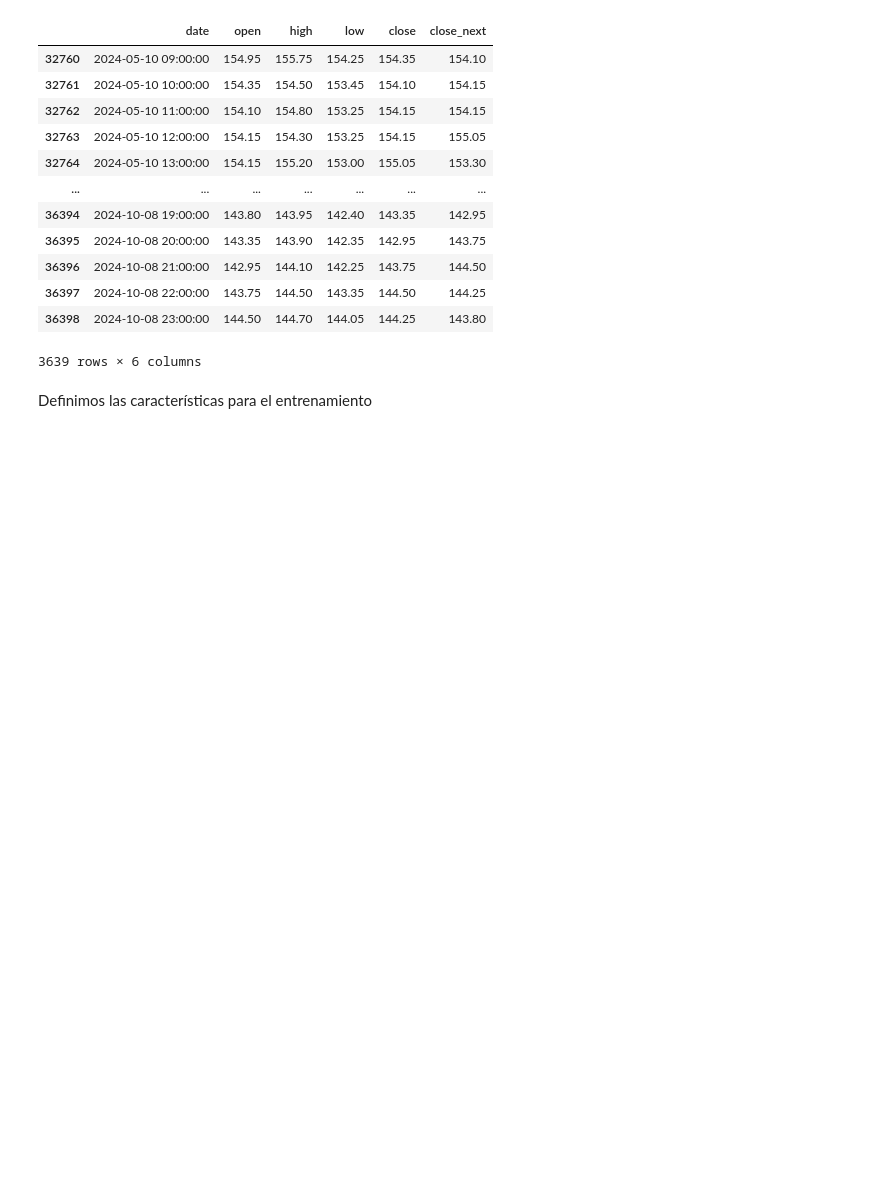
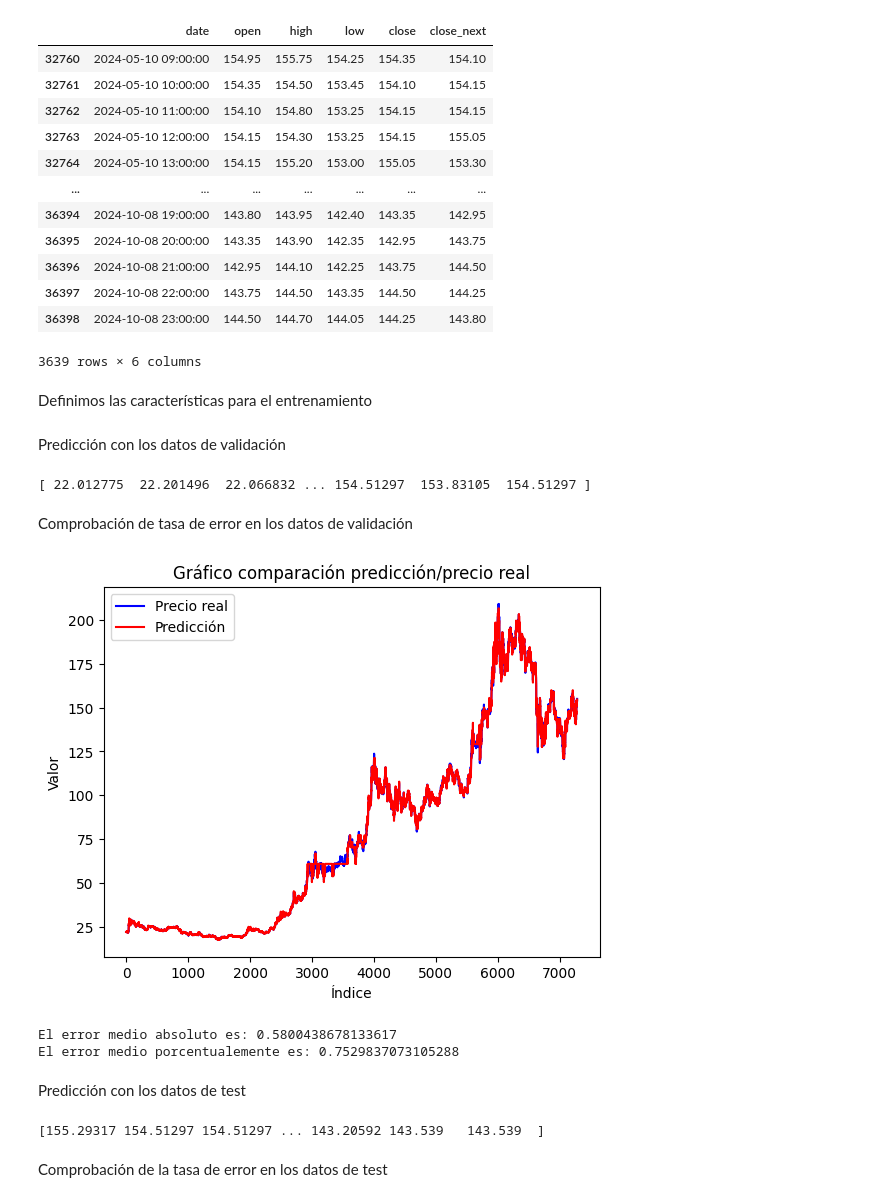
Before and after one commit to Raul-Gonzalez-M/TFG, a Jupyter notebook: codigo/RandomForestSolanaH.ipynb, the cells around one changed output. Drawn from its saved outputs; the diff is of its cells as text; code cells hidden in the pictures; blank space fills up the shorter version.

Commit message:
Prueba de algoritmo XGBoost, tanto en datos de validación como de prueba

```diff
--- a/codigo/RandomForestSolanaH.ipynb
+++ b/codigo/RandomForestSolanaH.ipynb
@@ -275,3 +275,42 @@ evals = [(dtrain, 'train'), (dvali, 'validacion')]
 bst = xgb.train(param, dtrain, num_boost_round=10)
 # %%
 bst = xgb.train(param, dtrain, num_boost_round=1000, verbose_eval=10) # No se puede ejecutar con los parámetros evals=evals, early_stopping_rounds=10
+# %% [markdown]
+Predicción con los datos de validación
+# %%
+predict_xgb = bst.predict(dvali)
+print(predict_xgb)
+# %% [output]
+[ 22.012775  22.201496  22.066832 ... 154.51297  153.83105  154.51297 ]
+# %% [markdown]
+Comprobación de tasa de error en los datos de validación
+# %%
+Valirpr_xgb = []
+for i in range(0,df_vali_xgb.shape[0]):
+    Valirpr_xgb.append(df_vali_xgb.iloc[i].close)
+# %%
+plt.plot(Valirpr_xgb, color='blue', label='Precio real')  # Línea azul
+plt.plot(predict_xgb, color='red', label='Predicción')   # Línea roja
+plt.title('Gráfico comparación predicción/precio real')
+plt.xlabel('Índice')
+plt.ylabel('Valor')
+plt.legend()
+
+plt.show()
+# %% [output]
+[figure, added]
+# %%
+suma = 0
+n = len(Valirpr_xgb)
+mae = np.mean(np.abs(Valirpr_xgb - predict_xgb))
+print("El error medio absoluto es: " + str(mae))
+for i in range(0,n):
+    suma = abs(predict_xgb[i] - Valirpr_xgb[i])/Valirpr_xgb[i] +  suma
+error_medio = suma/n
+emp = error_medio*100 # error medio en porcentaje
+print("El error medio porcentualemente es: " + str(emp))
+# %% [output]
+El error medio absoluto es: 0.5800438678133617
+El error medio porcentualemente es: 0.7529837073105288
+# %% [markdown]
+Predicción con los datos de test
@@ -277,0 +321,7 @@ bst = xgb.train(param, dtrain, num_boost_round=1000, verbose_eval=10) # No se pu
+# %%
+predict_xgb_test = bst.predict(dtest)
+print(predict_xgb_test)
+# %% [output]
+[155.29317 154.51297 154.51297 ... 143.20592 143.539   143.539  ]
+# %% [markdown]
+Comprobación de la tasa de error en los datos de test
```
Also changed, not shown: parts of 5 cells of this notebook.
